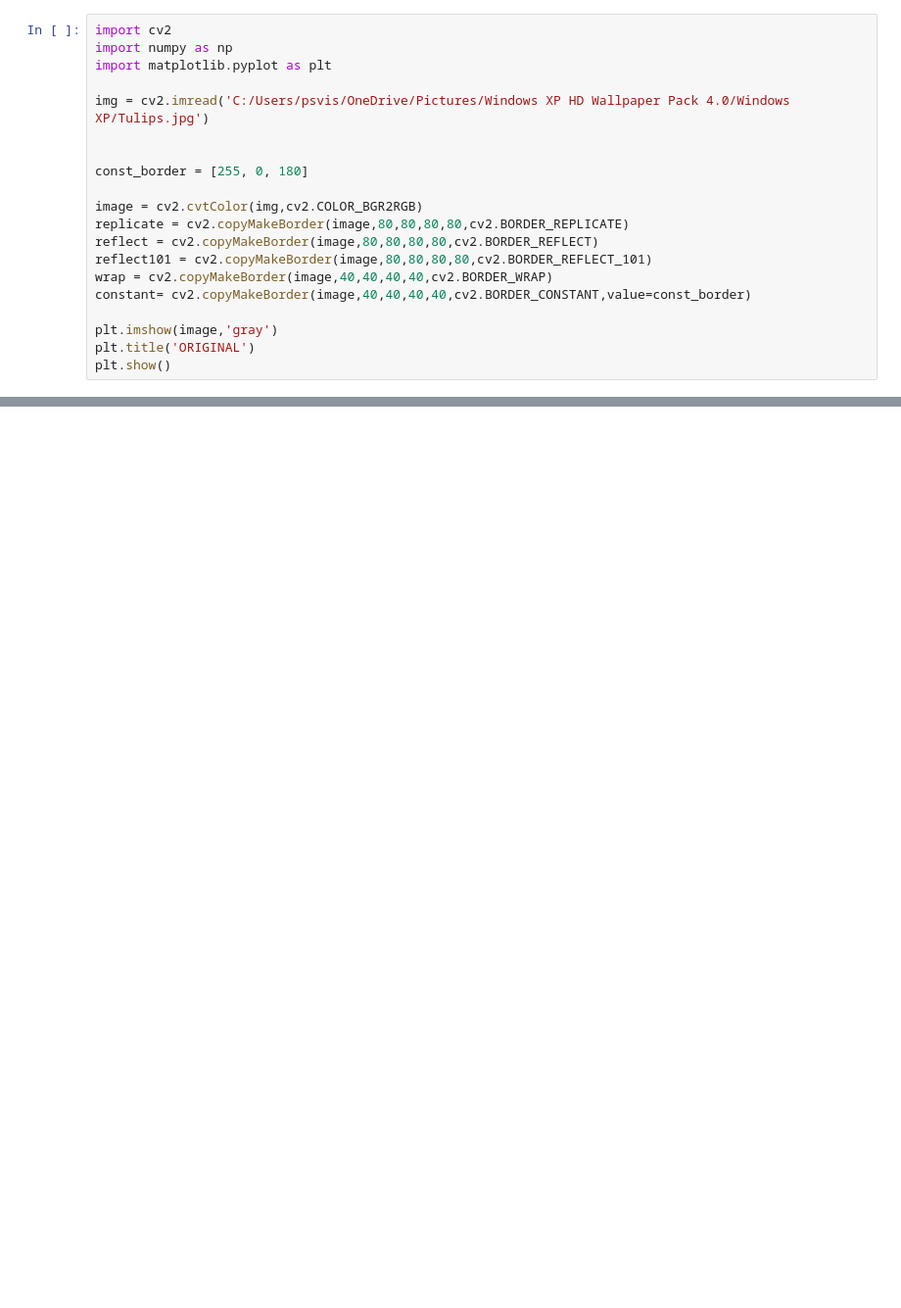
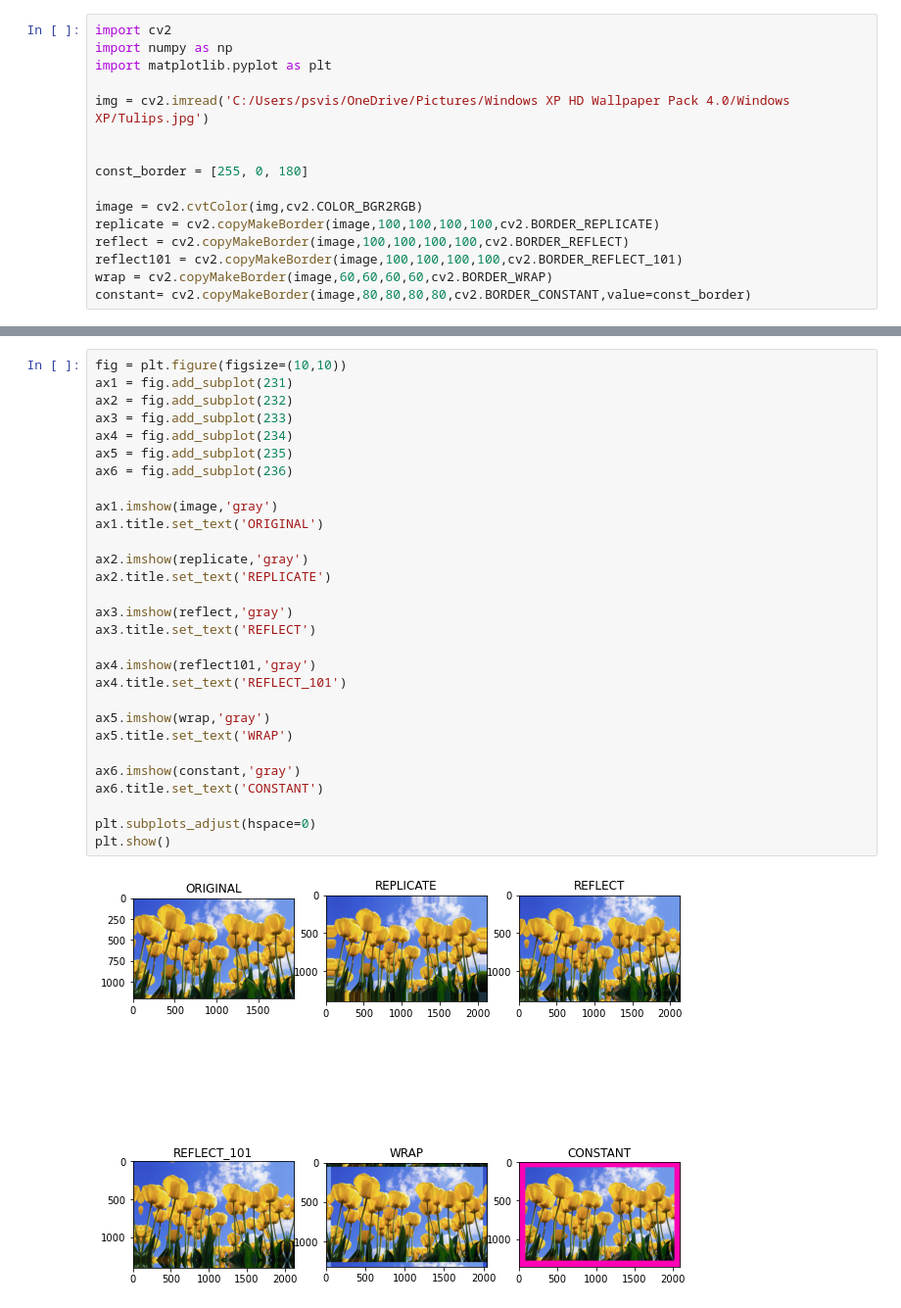
Before and after one commit to devish99/Digital-Image-Processing, a Jupyter notebook: Image_Borders.ipynb, the cells around one changed output, grey strips where cells are left out. Shown at 98% size. Cells and saved outputs as stored; diff of their text form; blank space fills up the shorter version.

```diff
--- a/Image_Borders.ipynb
+++ b/Image_Borders.ipynb
@@ -9,12 +12,8 @@ img = cv2.imread('C:/Users/psvis/OneDrive/Pictures/Windows XP HD Wallpaper Pack
 const_border = [255, 0, 180]
 
 image = cv2.cvtColor(img,cv2.COLOR_BGR2RGB)
-replicate = cv2.copyMakeBorder(image,80,80,80,80,cv2.BORDER_REPLICATE)
-reflect = cv2.copyMakeBorder(image,80,80,80,80,cv2.BORDER_REFLECT)
-reflect101 = cv2.copyMakeBorder(image,80,80,80,80,cv2.BORDER_REFLECT_101)
-wrap = cv2.copyMakeBorder(image,40,40,40,40,cv2.BORDER_WRAP)
-constant= cv2.copyMakeBorder(image,40,40,40,40,cv2.BORDER_CONSTANT,value=const_border)
-
-plt.imshow(image,'gray')
-plt.title('ORIGINAL')
-plt.show()
+replicate = cv2.copyMakeBorder(image,100,100,100,100,cv2.BORDER_REPLICATE)
+reflect = cv2.copyMakeBorder(image,100,100,100,100,cv2.BORDER_REFLECT)
+reflect101 = cv2.copyMakeBorder(image,100,100,100,100,cv2.BORDER_REFLECT_101)
+wrap = cv2.copyMakeBorder(image,60,60,60,60,cv2.BORDER_WRAP)
+constant= cv2.copyMakeBorder(image,80,80,80,80,cv2.BORDER_CONSTANT,value=const_border)
@@ -54,0 +22,31 @@ plt.show()
+# %%
+fig = plt.figure(figsize=(10,10))
+ax1 = fig.add_subplot(231)
+ax2 = fig.add_subplot(232)
+ax3 = fig.add_subplot(233)
+ax4 = fig.add_subplot(234)
+ax5 = fig.add_subplot(235)
+ax6 = fig.add_subplot(236)
+
+ax1.imshow(image,'gray')
+ax1.title.set_text('ORIGINAL')
+
+ax2.imshow(replicate,'gray')
+ax2.title.set_text('REPLICATE')
+
+ax3.imshow(reflect,'gray')
+ax3.title.set_text('REFLECT')
+
+ax4.imshow(reflect101,'gray')
+ax4.title.set_text('REFLECT_101')
+
+ax5.imshow(wrap,'gray')
+ax5.title.set_text('WRAP')
+
+ax6.imshow(constant,'gray')
+ax6.title.set_text('CONSTANT')
+
+plt.subplots_adjust(hspace=0)
+plt.show()
+# %% [output]
+[figure, added]
```
Also changed, not shown: parts of 15 cells of this notebook, 3 other files.
